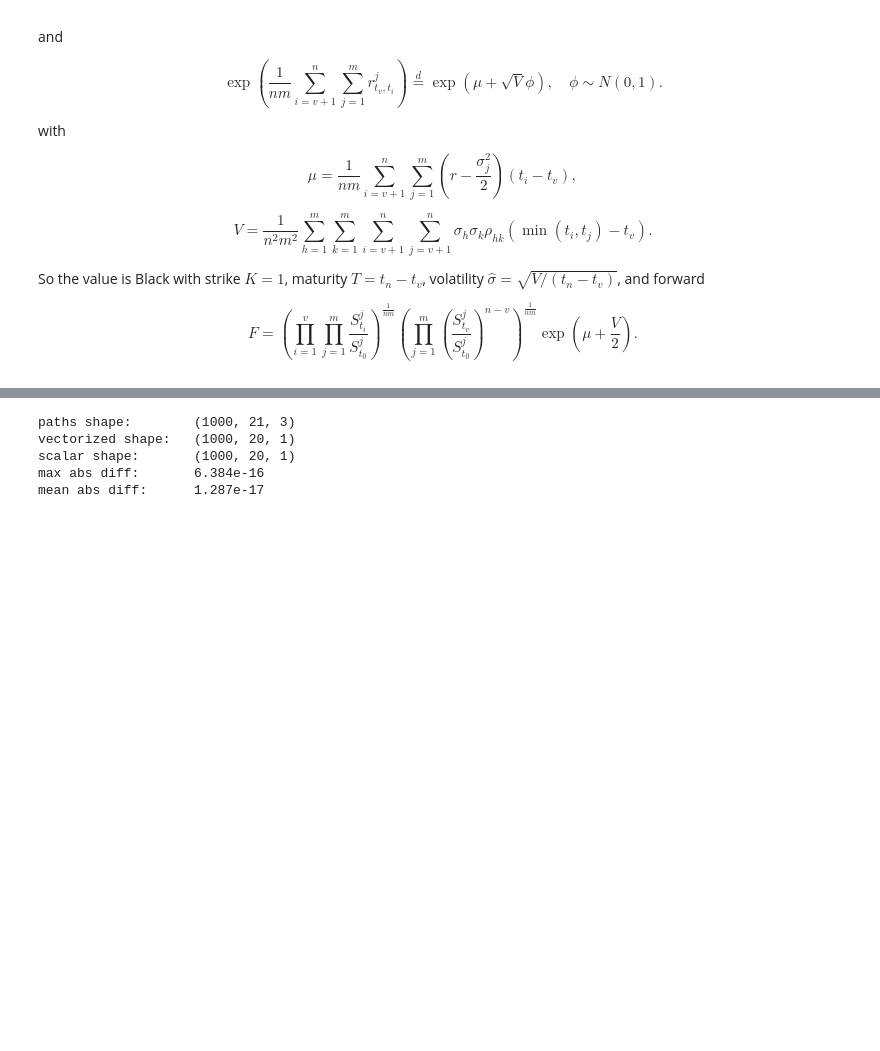
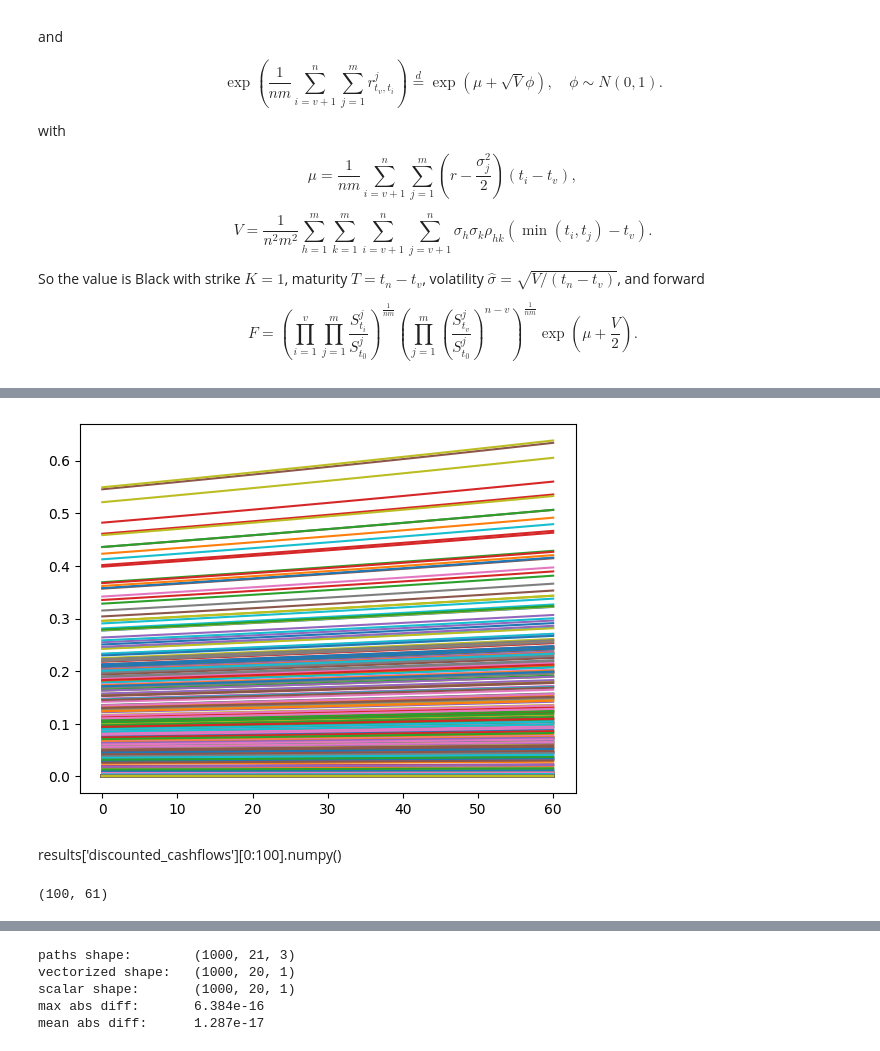
Before and after one commit to Lolillosky/PHD_CVA, a Jupyter notebook: NOTEBOOKS/PaperNotebooks/PaperResults.ipynb, the cells around one changed output, grey strips where cells are left out. Saved outputs shown, nothing was run; the diff lists cells and outputs as text; code cells hidden in the pictures; blank space fills up the shorter version.

```diff
--- a/NOTEBOOKS/PaperNotebooks/PaperResults.ipynb
+++ b/NOTEBOOKS/PaperNotebooks/PaperResults.ipynb
@@ -382,3 +209,37 @@ $$V=\frac{1}{n^2m^2}\sum_{h=1}^{m}\sum_{k=1}^{m}\sum_{i=v+1}^{n}\sum_{j=v+1}^{n}
 So the value is Black with strike $K=1$, maturity $T=t_n-t_v$, volatility $\hat\sigma=\sqrt{V/(t_n-t_v)}$, and forward
 
 $$F=\left(\prod_{i=1}^{v}\prod_{j=1}^{m}\frac{S_{t_i}^j}{S_{t_0}^j}\right)^{\frac{1}{nm}}\left(\prod_{j=1}^{m}\left(\frac{S_{t_v}^j}{S_{t_0}^j}\right)^{n-v}\right)^{\frac{1}{nm}}\exp\left(\mu+\frac{V}{2}\right).$$
+# %%
+
+num_risk_factors = 3
+initial_spot_values = [100.0, 95.0, 105.0]
+risk_free_rate = 0.03
+drift_array = [risk_free_rate, risk_free_rate, risk_free_rate]
+volatility_array = [0.10, 0.25, 0.40]
+correl_matrix = [
+    [1.0, 0.80, 0.10],
+    [0.80, 1.0, -0.5],
+    [0.10, -0.5, 1.0],
+]
+# Irregular time grid is allowed
+time_steps = np.linspace(0.0, 5.0, 61)
+num_sims = 300000
+
+simulator = RiskFactorSimulator(
+    num_risk_factors=num_risk_factors,
+    initial_spot_values=initial_spot_values,
+    drift_array = drift_array,
+    volatility_array=volatility_array,
+    correl_matrix=correl_matrix,
+    time_steps=time_steps)
+
+
+paths_payoff = simulator.simulate_paths(num_sims=num_sims)
+
+results = basket_geom_asian_cashflows(time_steps, risk_free_rate, 3, paths_payoff,
+                                      True, 1.0, "cpu", torch.float64, False)
+
+np.mean(results["discounted_cashflows"][:, 0].numpy())
+
+option_price = basket_geom_asian_vectorized(time_steps, risk_free_rate, 3, volatility_array, correl_matrix,
+                                            paths_payoff, True, "cpu", torch.float64, False)
@@ -384,0 +268,10 @@ $$F=\left(\prod_{i=1}^{v}\prod_{j=1}^{m}\frac{S_{t_i}^j}{S_{t_0}^j}\right)^{\fra
+# %%
+plt.plot(results['discounted_cashflows'][0:500].numpy().T);
+# %% [output]
+[figure, added]
+# %% [markdown]
+results['discounted_cashflows'][0:100].numpy()
+# %%
+results['discounted_cashflows'][0:100].numpy().shape
+# %% [output]
+(100, 61)
```
Also changed, not shown: parts of 13 cells of this notebook, 1 other file.
